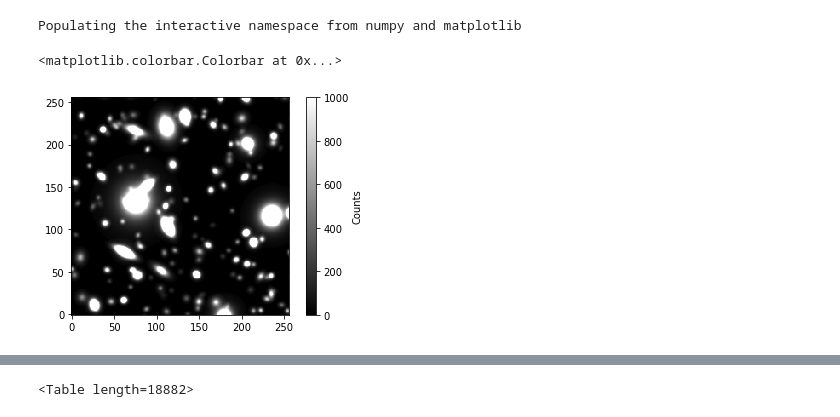
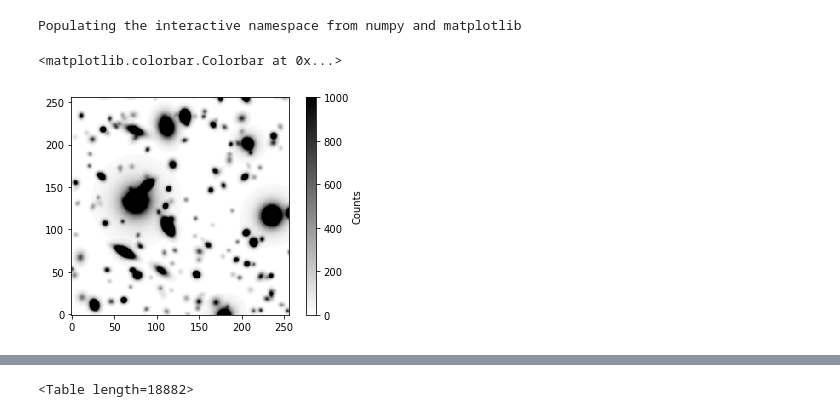
Before and after one commit to LSSTDESC/Blending_tutorial, a Jupyter notebook: Example_analysis.ipynb, the cells around one changed output, grey strips where cells are left out. Drawn from its saved outputs; the diff is of its cells as text; code cells hidden in the pictures.

```diff
--- a/Example_analysis.ipynb
+++ b/Example_analysis.ipynb
@@ -16,11 +21,11 @@ truth_table = fitsio.read(os.path.join(btf_dir,'LSST_i_lite.fits'),ext=1)
 truth_image = fitsio.read(os.path.join(btf_dir,'LSST_i_lite.fits'),ext=0)
 # %%
 #Let's check the noiseless image (I only show a fraction of it because the 4096 x 4096 image is heavy to render)
-plt.imshow(truth_image[0:256,0:256],cmap='gray',vmax=1000,origin='lower')
+plt.imshow(truth_image[0:256,0:256],cmap='gray_r',vmax=1000,origin='lower')
 plt.colorbar(label='Counts')
 # %% [output]
 <matplotlib.colorbar.Colorbar at 0x...>
-[figure, old version]
+[figure, new version]
 # %%
 truth_table.dtype.fields
 # %% [output]
```
Also changed, not shown: parts of 17 cells of this notebook.
